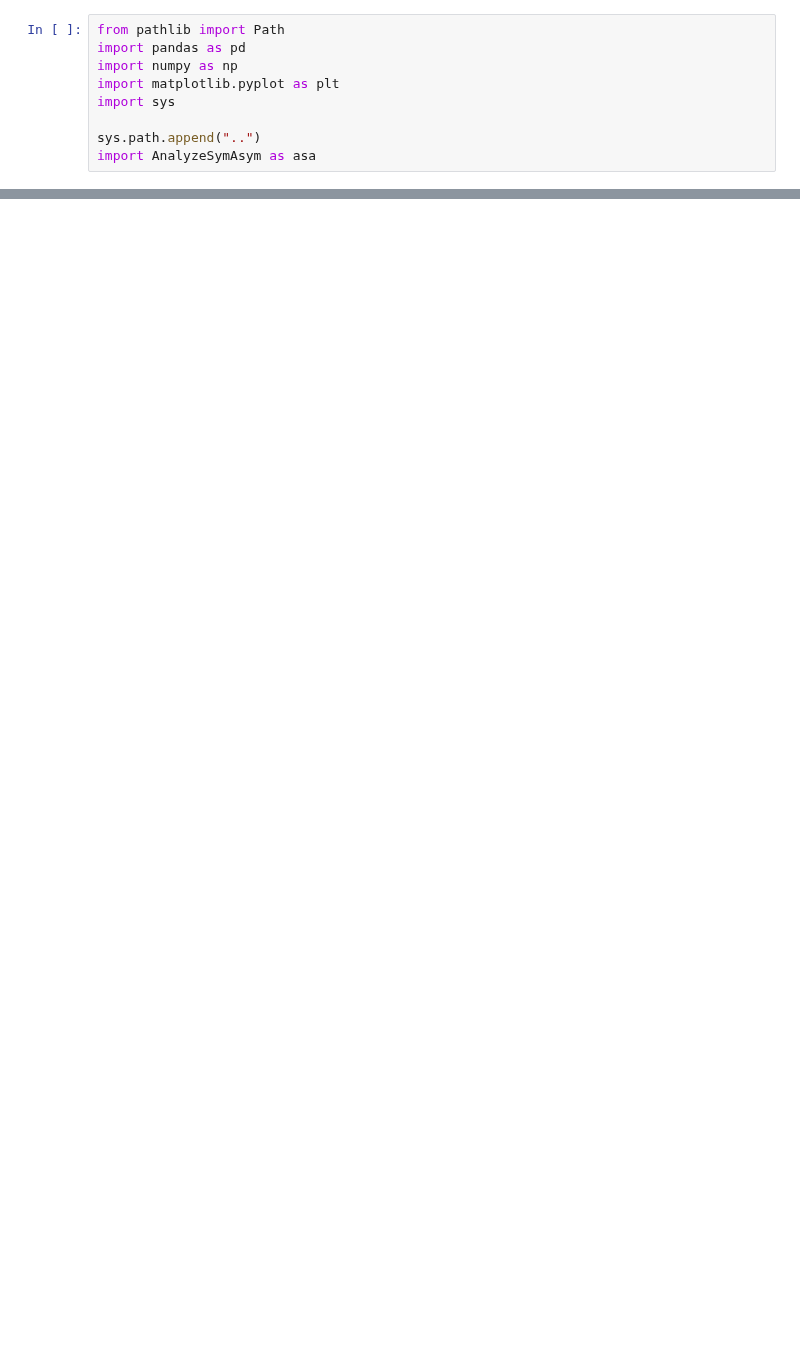
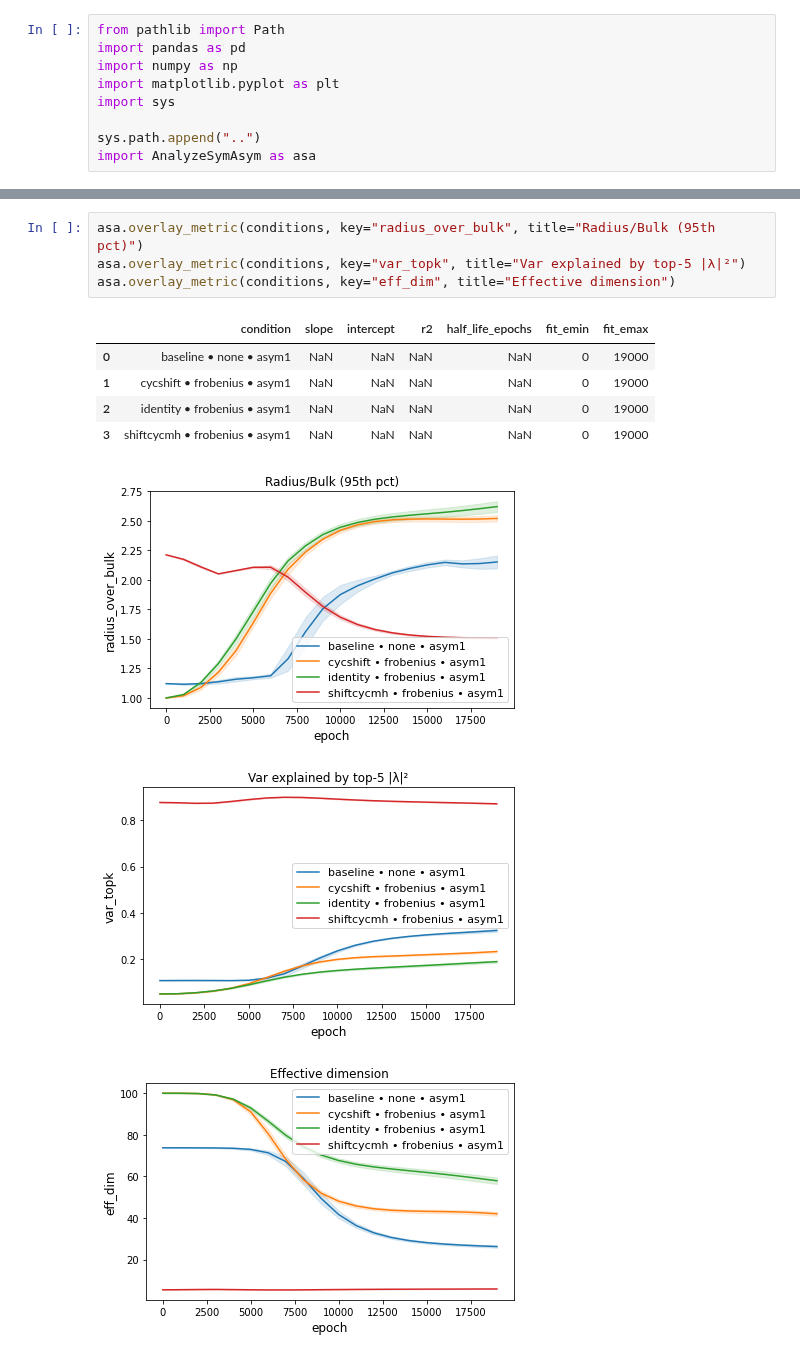
Before and after one commit to margotwagner/HCPrediction, a Jupyter notebook: notebooks/analyze-symasym.ipynb, the cells around one changed output, grey strips where cells are left out. Cells and saved outputs as stored; diff of their text form; blank space fills up the shorter version.

```diff
--- a/notebooks/analyze-symasym.ipynb
+++ b/notebooks/analyze-symasym.ipynb
@@ -24,0 +35,13 @@ conditions = {
+# %%
+asa.overlay_metric(conditions, key="radius_over_bulk", title="Radius/Bulk (95th pct)")
+asa.overlay_metric(conditions, key="var_topk", title="Var explained by top-5 |λ|²")
+asa.overlay_metric(conditions, key="eff_dim", title="Effective dimension")
+# %% [output]
+|  | condition | slope | intercept | r2 | half_life_epochs | fit_emin | fit_emax |
+| 0 | baseline • none • asym1 | NaN | NaN | NaN | NaN | 0 | 19000 |
+| 1 | cycshift • frobenius • asym1 | NaN | NaN | NaN | NaN | 0 | 19000 |
+| 2 | identity • frobenius • asym1 | NaN | NaN | NaN | NaN | 0 | 19000 |
+| 3 | shiftcycmh • frobenius • asym1 | NaN | NaN | NaN | NaN | 0 | 19000 |
+[figure, added]
+[figure, added]
+[figure, added]
```
Also changed, not shown: parts of 9 cells of this notebook, 4 other files.
